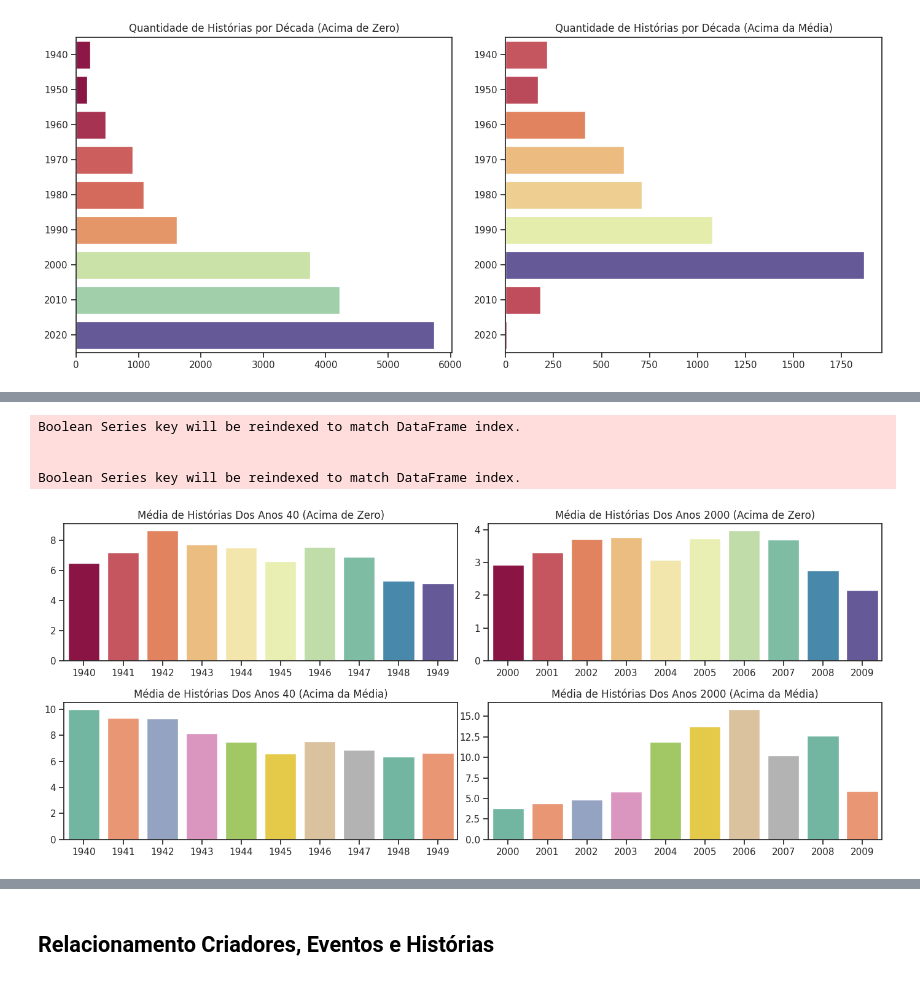
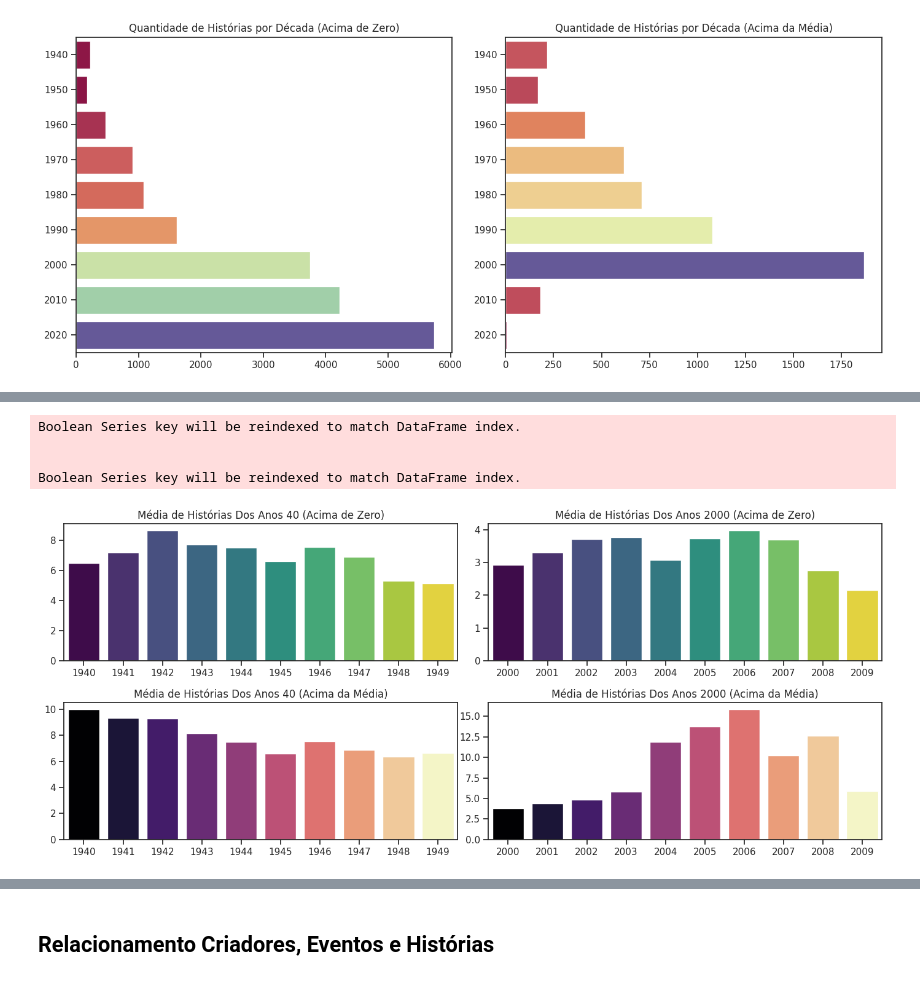
Before and after one commit to thamyrissacamoto/MarvelAPI, a Jupyter notebook: AnalisandoInsights.ipynb, the cells around one changed output, grey strips where cells are left out. Cells and saved outputs as stored; diff of their text form; code cells hidden in the pictures.

```diff
--- a/AnalisandoInsights.ipynb
+++ b/AnalisandoInsights.ipynb
@@ -191,20 +212,13 @@ A correlação entre ter descrição e a quantidade de quadrinhos disponíveis d
 comics['onsale_year'] = comics['dates'].apply(get_onsale_year)
 comics['onsale_year'] = comics['onsale_year'].astype(int)
 comics = comics[(comics['onsale_year'] >= 1940) & (comics['onsale_year'] <= 2025)]
+
+comics['Preco'] = comics['prices'].apply(lambda x: ast.literal_eval(x)[0]['price'])
+
+price_year = comics[["Preco", "onsale_year"]].rename(columns={"onsale_year": "Ano"})
+
+comics = comics[~comics["id"].isna()]
+comics["id"] = comics["id"].astype(int)
-# %%
-price_year = pd.DataFrame(columns=["Preco", "Ano"])
-for year in comics["onsale_year"].unique():
-  for price in comics[comics["onsale_year"] == year]["prices"].values:
-    aux = price
-    aux = aux.strip("[]")
-    aux = aux.split("'price':")[1]
-    aux = aux.strip("}")
-    aux = aux.split(" ")[1]
-    aux = aux.split("}")[0]
-    aux = float(aux)
-
-    price_year.loc[len(price_year)] = [aux, year]
-#aux
 # %%
 preco_maior_zero = len(price_year[price_year["Preco"]>0])
 media_historias = comics["stories.available"].mean()
@@ -315,38 +351,38 @@ plt.show()
 # %%
 fig, axes = plt.subplots(2, 2, figsize=(14, 6))
 # ROW 0
-sns.barplot(data=media_historias_zero[(media_historias_zero["onsale_year"] >=1940) & (media_historias_zero["onsale_year"] <= 1949)], x='onsale_year', y='stories.available', palette='Spectral', hue="onsale_year", ax=axes[0][0])
+sns.barplot(data=media_historias_zero[(media_historias_zero["onsale_year"] >=1940) & (media_historias_zero["onsale_year"] <= 1949)], x='onsale_year', y='stories.available', palette='viridis', hue="onsale_year", ax=axes[0][0])
 axes[0][0].set_title("Média de Histórias Dos Anos 40 (Acima de Zero)")
 axes[0][0].legend_.remove()
 axes[0][0].set_xlabel("")
 axes[0][0].set_ylabel("")
 
-sns.barplot(data=media_historias_zero[(media_historias_zero["onsale_year"] >=2000) & (media_historias_zero["onsale_year"] <= 2009)], x='onsale_year', y='stories.available', palette='Spectral', hue="onsale_year", ax=axes[0][1])
+sns.barplot(data=media_historias_zero[(media_historias_zero["onsale_year"] >=2000) & (media_historias_zero["onsale_year"] <= 2009)], x='onsale_year', y='stories.available', palette='viridis', hue="onsale_year", ax=axes[0][1])
 axes[0][1].set_title("Média de Histórias Dos Anos 2000 (Acima de Zero)")
 axes[0][1].legend_.remove()
 axes[0][1].set_xlabel("")
 axes[0][1].set_ylabel("")
 # ROW 1
-sns.barplot(data=media_historias_media[(media_historias_zero["onsale_year"] >=1940) & (media_historias_zero["onsale_year"] <= 1949)], x='onsale_year', y='stories.available', palette='Set2', hue="onsale_year", ax=axes[1][0])
+sns.barplot(data=media_historias_media[(media_historias_zero["onsale_year"] >=1940) & (media_historias_zero["onsale_year"] <= 1949)], x='onsale_year', y='stories.available', palette='magma', hue="onsale_year", ax=axes[1][0])
 axes[1][0].set_title("Média de Histórias Dos Anos 40 (Acima da Média)")
 axes[1][0].legend_.remove()
 axes[1][0].set_xlabel("")
 axes[1][0].set_ylabel("")
 
-sns.barplot(data=media_historias_media[(media_historias_zero["onsale_year"] >=2000) & (media_historias_zero["onsale_year"] <= 2009)], x='onsale_year', y='stories.available', palette='Set2', hue="onsale_year", ax=axes[1][1])
+sns.barplot(data=media_historias_media[(media_historias_zero["onsale_year"] >=2000) & (media_historias_zero["onsale_year"] <= 2009)], x='onsale_year', y='stories.available', palette='magma', hue="onsale_year", ax=axes[1][1])
 axes[1][1].set_title("Média de Histórias Dos Anos 2000 (Acima da Média)")
 axes[1][1].legend_.remove()
 axes[1][1].set_xlabel("")
 axes[1][1].set_ylabel("")
 
 plt.tight_layout()
 plt.show()
 # %% [output]
 Boolean Series key will be reindexed to match DataFrame index.
 
 
 Boolean Series key will be reindexed to match DataFrame index.
-[figure, old version]
+[figure, new version]
 # %%
 fig, axes = plt.subplots(2, 2, figsize=(14, 6))
 # ROW 0
```
Also changed, not shown: parts of 35 cells of this notebook.
